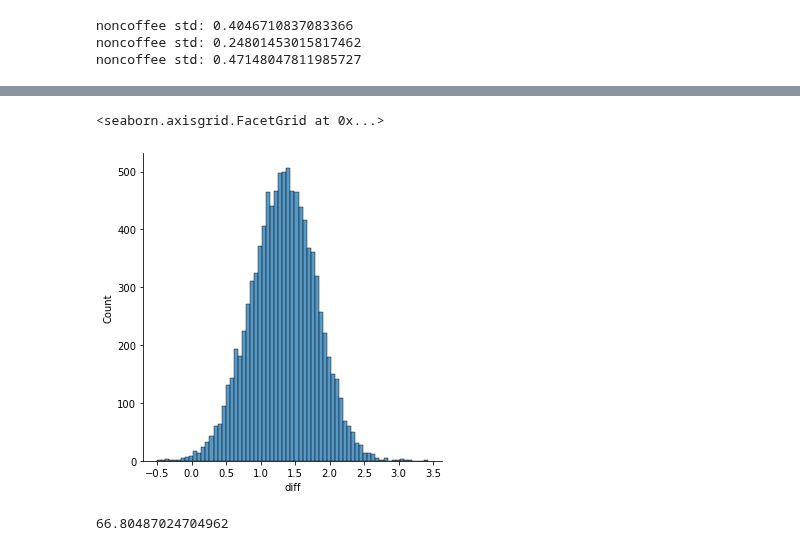
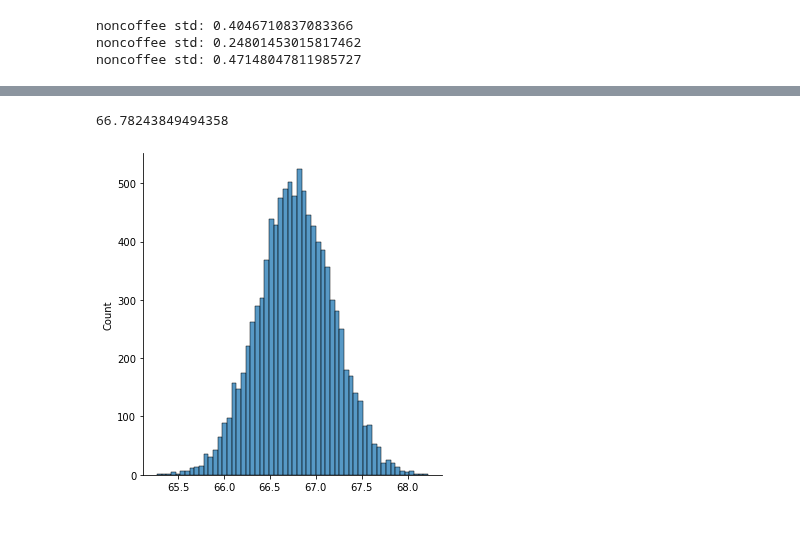
Before and after one commit to vpontello/DataScience_Nanodegree, a Jupyter notebook: 00_Extracurricular/02_Practical_Statistics/practical_statistics.ipynb, the cells around one changed output, grey strips where cells are left out. Drawn from its saved outputs; the diff is of its cells as text; code cells hidden in the pictures.

```diff
--- a/00_Extracurricular/02_Practical_Statistics/practical_statistics.ipynb
+++ b/00_Extracurricular/02_Practical_Statistics/practical_statistics.ipynb
@@ -1381,9 +1380,8 @@ sns.displot(df_bootstrap["mean_coffe"])
-# %%
-sns.displot(df_bootstrap["diff"])
-# %% [output]
-<seaborn.axisgrid.FacetGrid at 0x...>
-[figure, removed]
 # %%
-np.random.normal(df_bootstrap["mean_nonCoffe"].mean(), df_bootstrap["mean_nonCoffe"].std())
+expected_vals = np.random.normal(df_bootstrap["mean_nonCoffe"].mean(), df_bootstrap["mean_nonCoffe"].std(), 10000)
-# %% [output]
-66.80487024704962
+# %%
+sns.displot(expected_vals)
+print(expected_vals.mean())
+# %% [output]
+66.78243849494358
+[figure, added]
```
Also changed, not shown: parts of 3 cells of this notebook, 3 other files.
